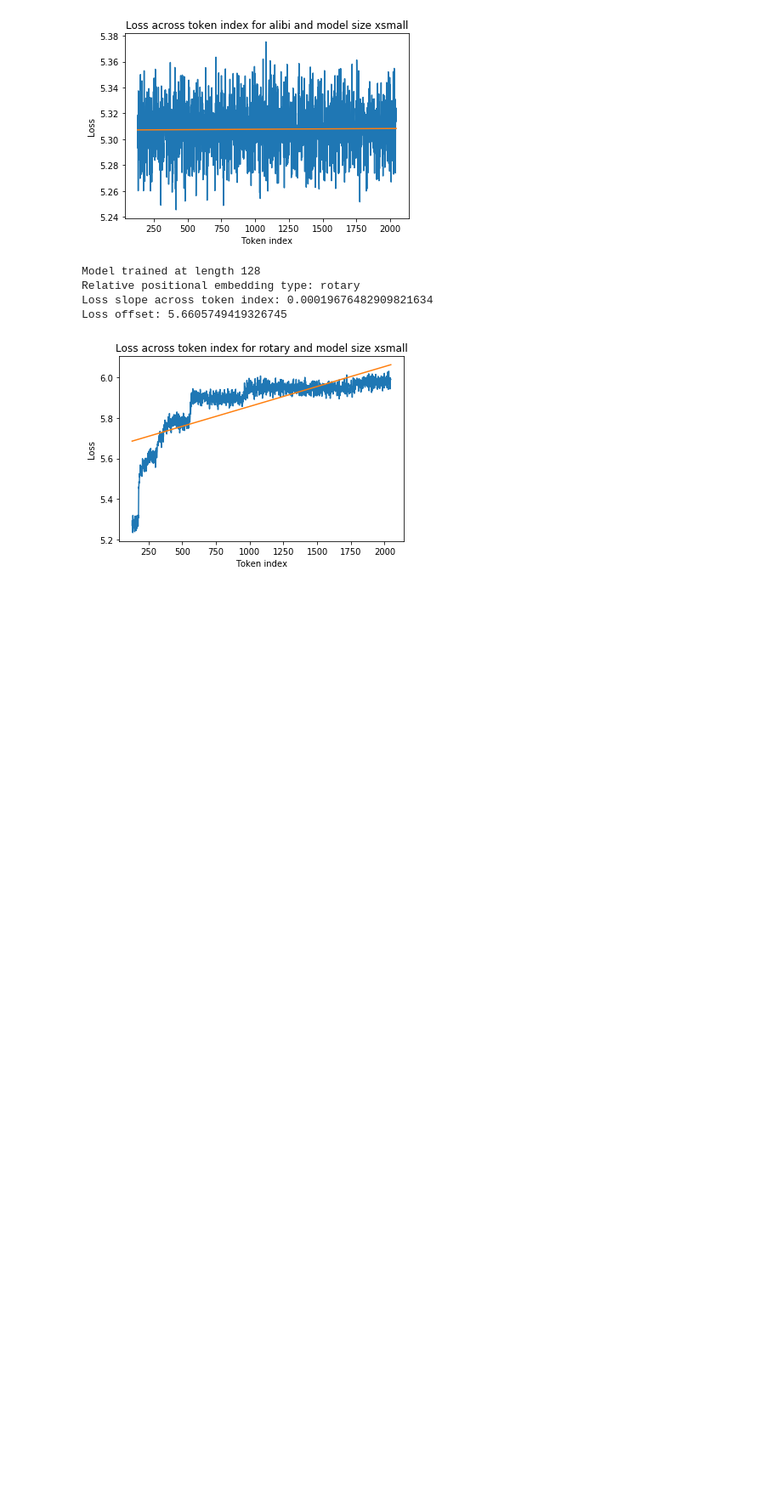
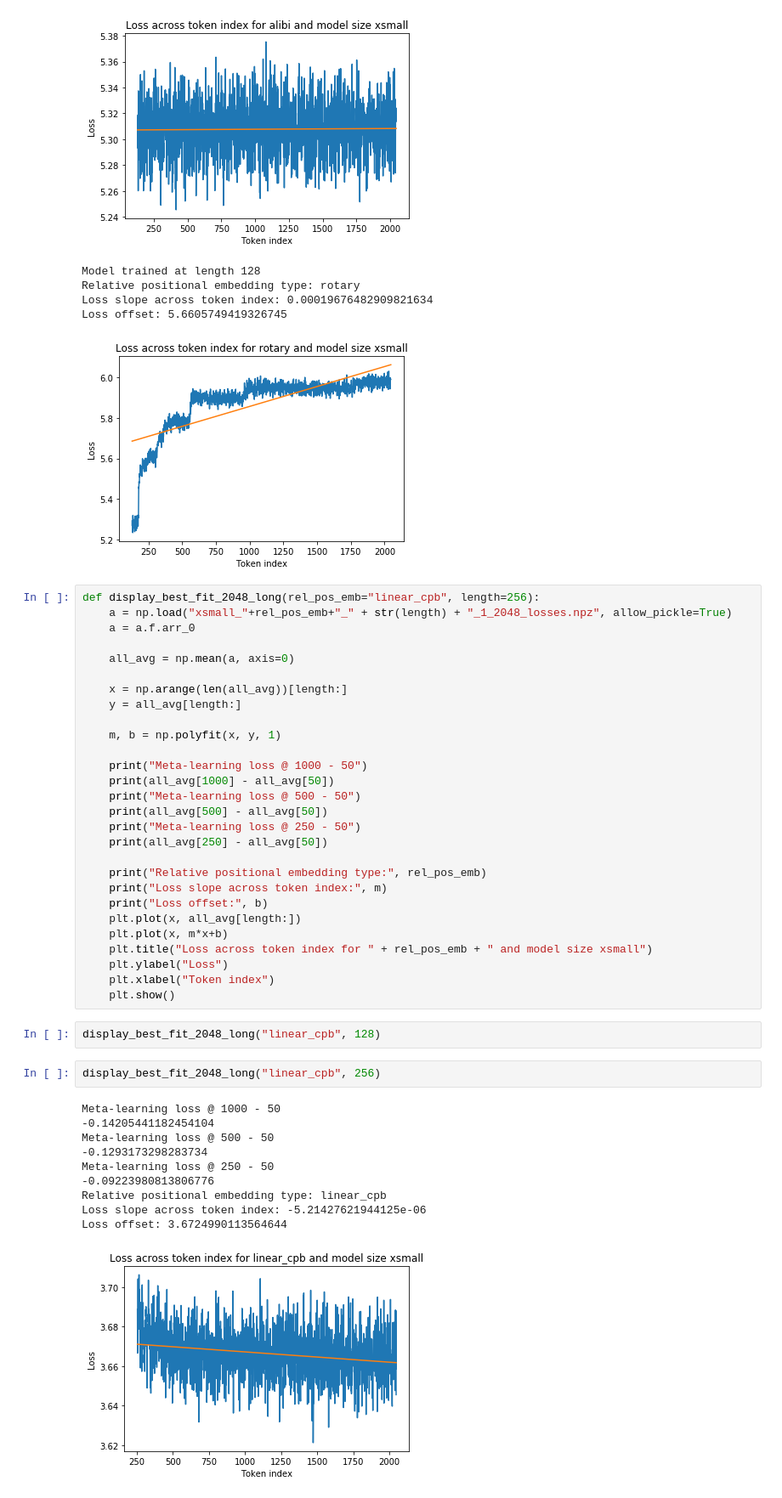
Before and after one commit to bob80333/investigating_extrapolation, a Jupyter notebook: tokenwise_losses.ipynb, the cells around one changed output. Shown at 85% size. Saved outputs shown, nothing was run; the diff lists cells and outputs as text; blank space fills up the shorter version.

```diff
--- a/tokenwise_losses.ipynb
+++ b/tokenwise_losses.ipynb
@@ -272,3 +272,46 @@ Relative positional embedding type: rotary
 Loss slope across token index: 0.00019676482909821634
 Loss offset: 5.6605749419326745
 [figure]
+# %%
+def display_best_fit_2048_long(rel_pos_emb="linear_cpb", length=256):
+    a = np.load("xsmall_"+rel_pos_emb+"_" + str(length) + "_1_2048_losses.npz", allow_pickle=True)
+    a = a.f.arr_0
+
+    all_avg = np.mean(a, axis=0)
+
+    x = np.arange(len(all_avg))[length:]
+    y = all_avg[length:]
+
+    m, b = np.polyfit(x, y, 1)
+
+    print("Meta-learning loss @ 1000 - 50")
+    print(all_avg[1000] - all_avg[50])
+    print("Meta-learning loss @ 500 - 50")
+    print(all_avg[500] - all_avg[50])
+    print("Meta-learning loss @ 250 - 50")
+    print(all_avg[250] - all_avg[50])
+
+    print("Relative positional embedding type:", rel_pos_emb)
+    print("Loss slope across token index:", m)
+    print("Loss offset:", b)
+    plt.plot(x, all_avg[length:])
+    plt.plot(x, m*x+b)
+    plt.title("Loss across token index for " + rel_pos_emb + " and model size xsmall")
+    plt.ylabel("Loss")
+    plt.xlabel("Token index")
+    plt.show()
+# %%
+display_best_fit_2048_long("linear_cpb", 128)
+# %%
+display_best_fit_2048_long("linear_cpb", 256)
+# %% [output]
+Meta-learning loss @ 1000 - 50
+-0.14205441182454104
+Meta-learning loss @ 500 - 50
+-0.1293173298283734
+Meta-learning loss @ 250 - 50
+-0.09223980813806776
+Relative positional embedding type: linear_cpb
+Loss slope across token index: -5.21427621944125e-06
+Loss offset: 3.6724990113564644
+[figure, added]
```
Also changed, not shown: parts of 1 cell of this notebook, 1 other file.
